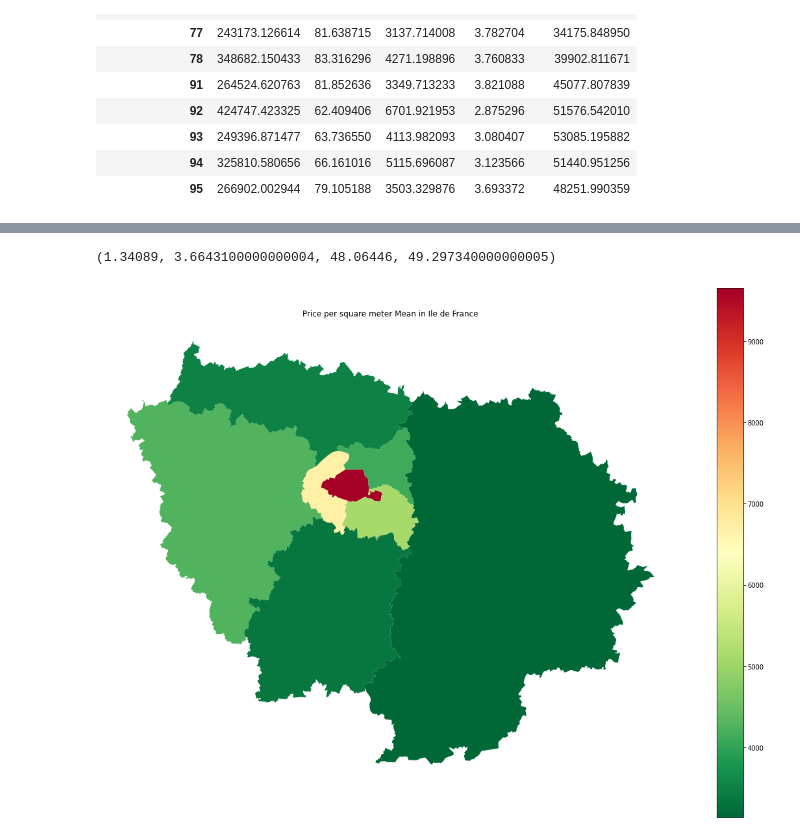
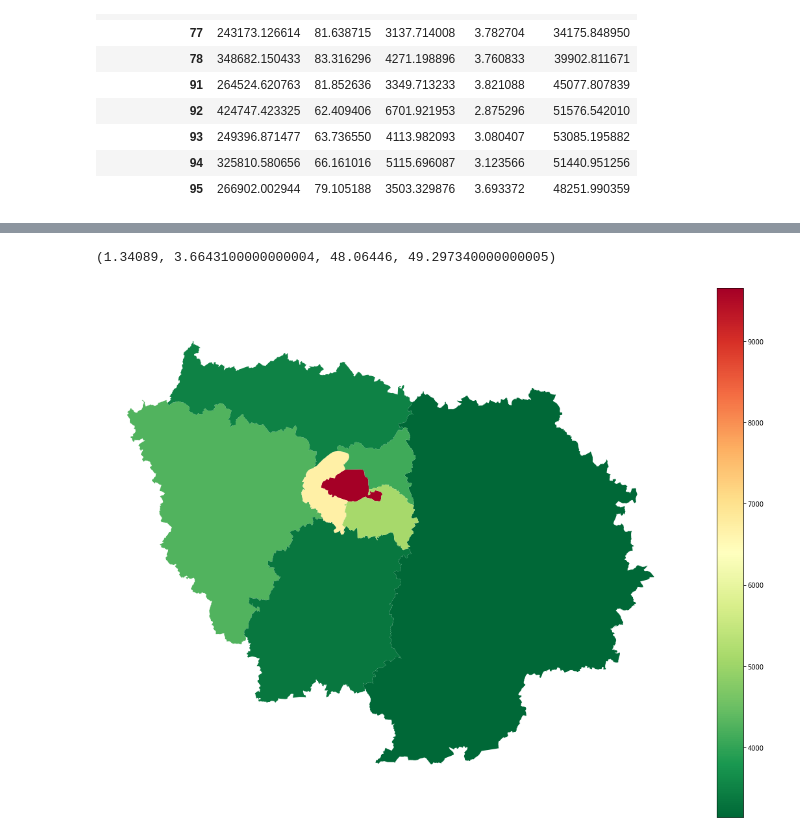
Before and after one commit to Sebastiao199/datathon_realestate, a Jupyter notebook: geojsonfiles_analysis.ipynb, the cells around one changed output, grey strips where cells are left out. Cells and saved outputs as stored; diff of their text form; code cells hidden in the pictures.

```diff
--- a/geojsonfiles_analysis.ipynb
+++ b/geojsonfiles_analysis.ipynb
@@ -260,9 +260,9 @@ plt.axis('off')
 # %%
 final_geo.plot(column="price_sqm", cmap='RdYlGn_r', legend=True, k=10, figsize=(20, 15))
-plt.title('Price per square meter Mean in Ile de France')
+# plt.title('Price per square meter Mean in Ile de France')
 plt.axis('off')
 # %% [output]
 (1.34089, 3.6643100000000004, 48.06446, 49.297340000000005)
-[figure, old version]
+[figure, new version]
 # %%
 final_geo.plot(column="nr_rooms", cmap='RdYlGn', legend=True, k=10, figsize=(20, 15))
```
Also changed, not shown: parts of 5 cells of this notebook.
